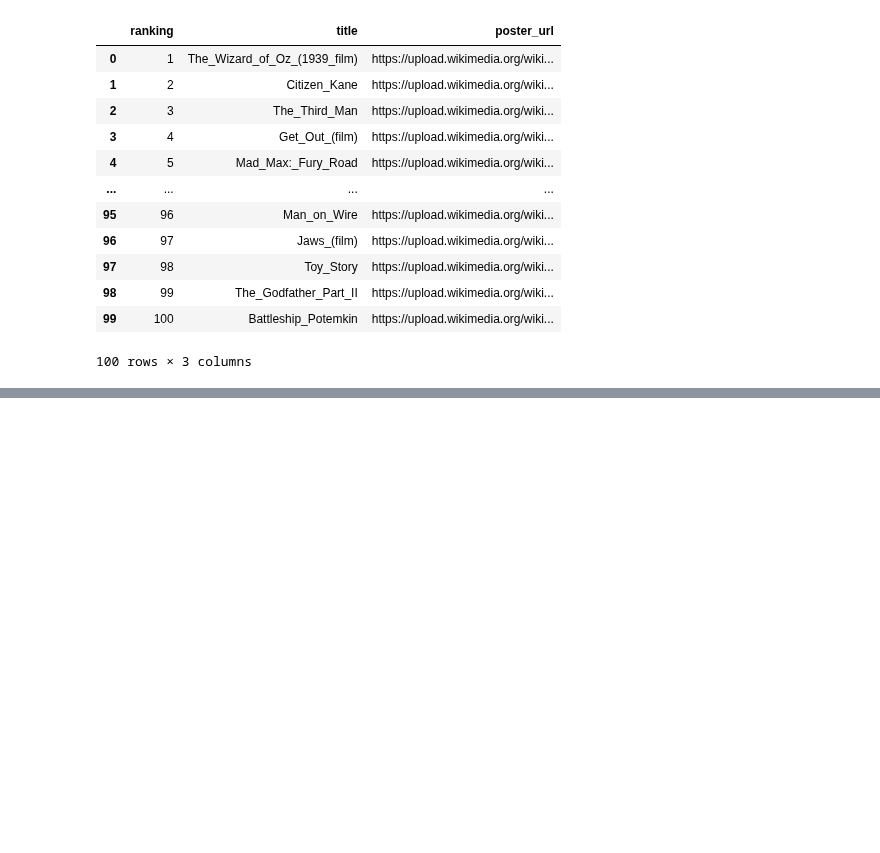
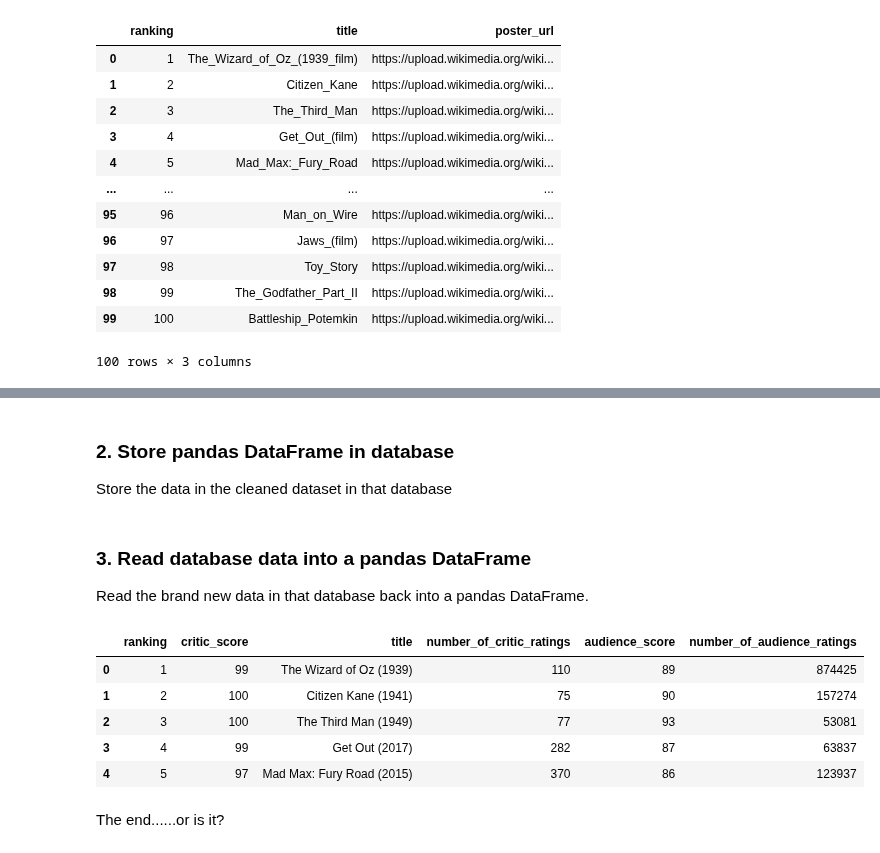
Before and after one commit to EsosaOrumwese/ALX-T-Nanodegree, a Jupyter notebook: Data Analytics/2. Data Wrangling/Gathering Data_IMDb Movie Rating.ipynb, the cells around one changed output, grey strips where cells are left out. Cells and saved outputs as stored; diff of their text form; code cells hidden in the pictures; blank space fills up the shorter version.

Commit message:
Done with Data Gathering

```diff
--- a/Data Analytics/2. Data Wrangling/Gathering Data_IMDb Movie Rating.ipynb
+++ b/Data Analytics/2. Data Wrangling/Gathering Data_IMDb Movie Rating.ipynb
@@ -825,0 +847,7 @@ poster_df
+# %%
+# Create SQLAlchemy Engine and empty bestofrt database
+
+engine = create_engine('sqlite:///bestofrt.db')
+# %% [markdown]
+### 2. Store pandas DataFrame in database
+Store the data in the cleaned dataset in that database
@@ -825,0 +859,16 @@ poster_df
+# %% [markdown]
+### 3. Read database data into a pandas DataFrame
+Read the brand new data in that database back into a pandas DataFrame.
+# %%
+df_gather = pd.read_sql('SELECT * FROM merge_df', engine)
+# %%
+df_gather.head()
+# %% [output]
+|  | ranking | critic_score | title | number_of_critic_ratings | audience_score | number_of_audience_ratings |
+| 0 | 1 | 99 | The Wizard of Oz (1939) | 110 | 89 | 874425 |
+| 1 | 2 | 100 | Citizen Kane (1941) | 75 | 90 | 157274 |
+| 2 | 3 | 100 | The Third Man (1949) | 77 | 93 | 53081 |
+| 3 | 4 | 99 | Get Out (2017) | 282 | 87 | 63837 |
+| 4 | 5 | 97 | Mad Max: Fury Road (2015) | 370 | 86 | 123937 |
+# %% [markdown]
+The end......or is it?
```
Also changed, not shown: parts of 7 cells of this notebook, 5 other files.
